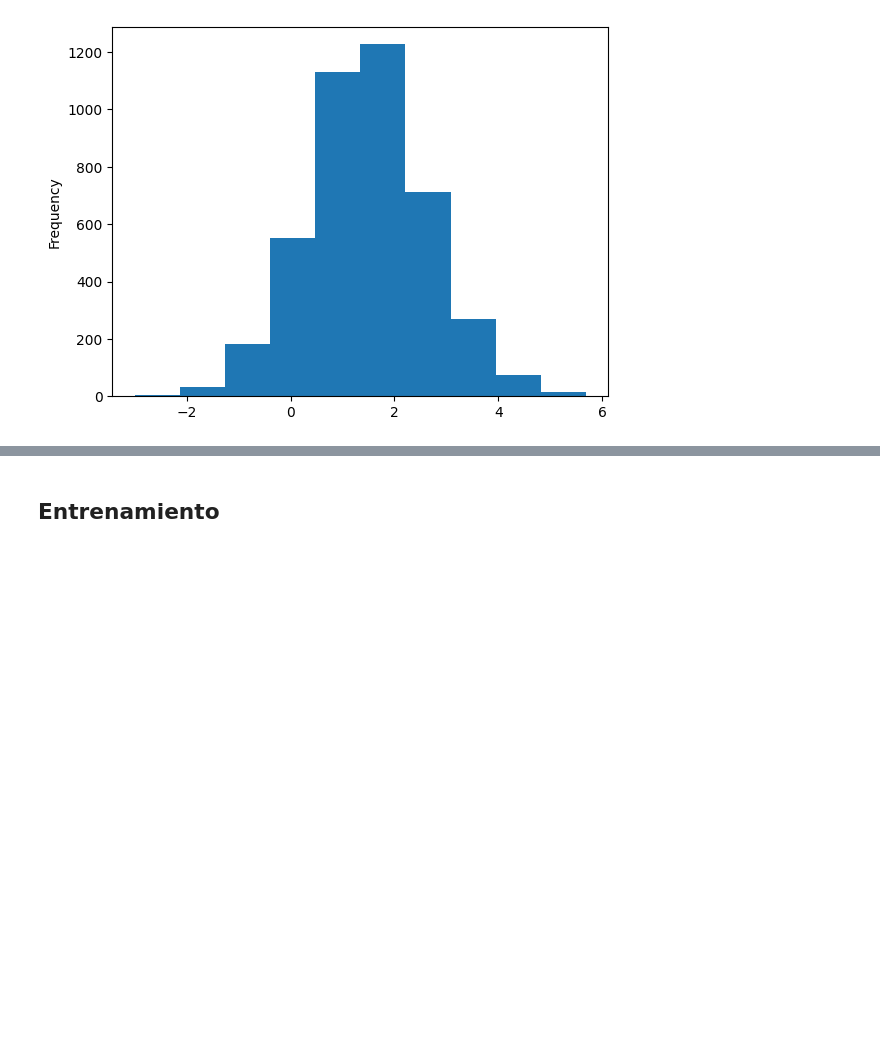
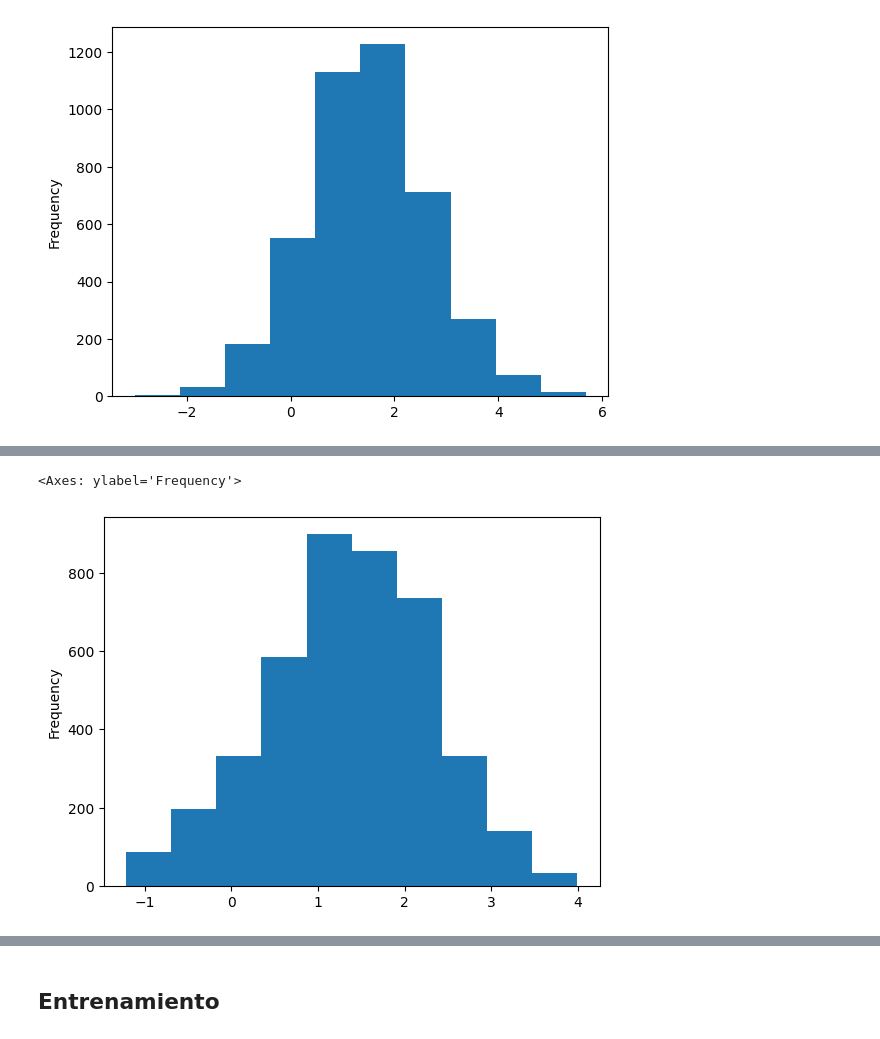
Before and after one commit to facundocarballo/ciencia-datos, a Jupyter notebook: colab.ipynb, the cells around one changed output, grey strips where cells are left out. Cells and saved outputs as stored; diff of their text form; code cells hidden in the pictures; blank space fills up the shorter version.

```diff
--- a/colab.ipynb
+++ b/colab.ipynb
@@ -177,16 +177,25 @@ Deberiamos primero probar el funcionamiento del modelo sin aplicar ninguna tecni
 # %%
-def fix_outliers(column_name: str, df: pd.DataFrame):
-    Q1 = df[column_name].quantile(0.25)
-    Q3 = df[column_name].quantile(0.75)
-    IQR = Q3 - Q1
+class Outliers:
+    def __init__(self, df: pd.DataFrame, column_name: str):
+        self.df = df
+        self.column_name = column_name
+        self.outliers = self.calculate()
 
-    lower_bound = Q1 - 1.5 * IQR
-    upper_bound = Q3 + 1.5 * IQR
+    def calculate(self):
+        Q1 = self.df[self.column_name].quantile(0.25)
+        Q3 = self.df[self.column_name].quantile(0.75)
+        IQR = Q3 - Q1
 
-    outliers = df[(df[column_name] < lower_bound) | (df[column_name] > upper_bound)]
+        lower_bound = Q1 - 1.5 * IQR
+        upper_bound = Q3 + 1.5 * IQR
 
-    # Reemplazamos los outliers con la media
-    df.loc[outliers.index, column_name] = df[column_name].mean()
+        return self.df[(self.df[self.column_name] < lower_bound) | (self.df[self.column_name] > upper_bound)]
+
+    def replace_with(self, value: float):
+        self.df.loc[self.outliers.index, self.column_name] = value
+
+    def replace_with_mean(self):
+        self.replace_with(self.df[self.column_name].mean())
 # %% [markdown]
 #### BLD01
 # %%
@@ -203,0 +222,7 @@ df[column_name].plot(kind='hist')
+# %%
+outliers = Outliers(df, column_name)
+outliers.replace_with_mean()
+df[column_name].plot(kind='hist')
+# %% [output]
+<Axes: ylabel='Frequency'>
+[figure, added]
```
Also changed, not shown: parts of 14 cells of this notebook, 22 other files.
